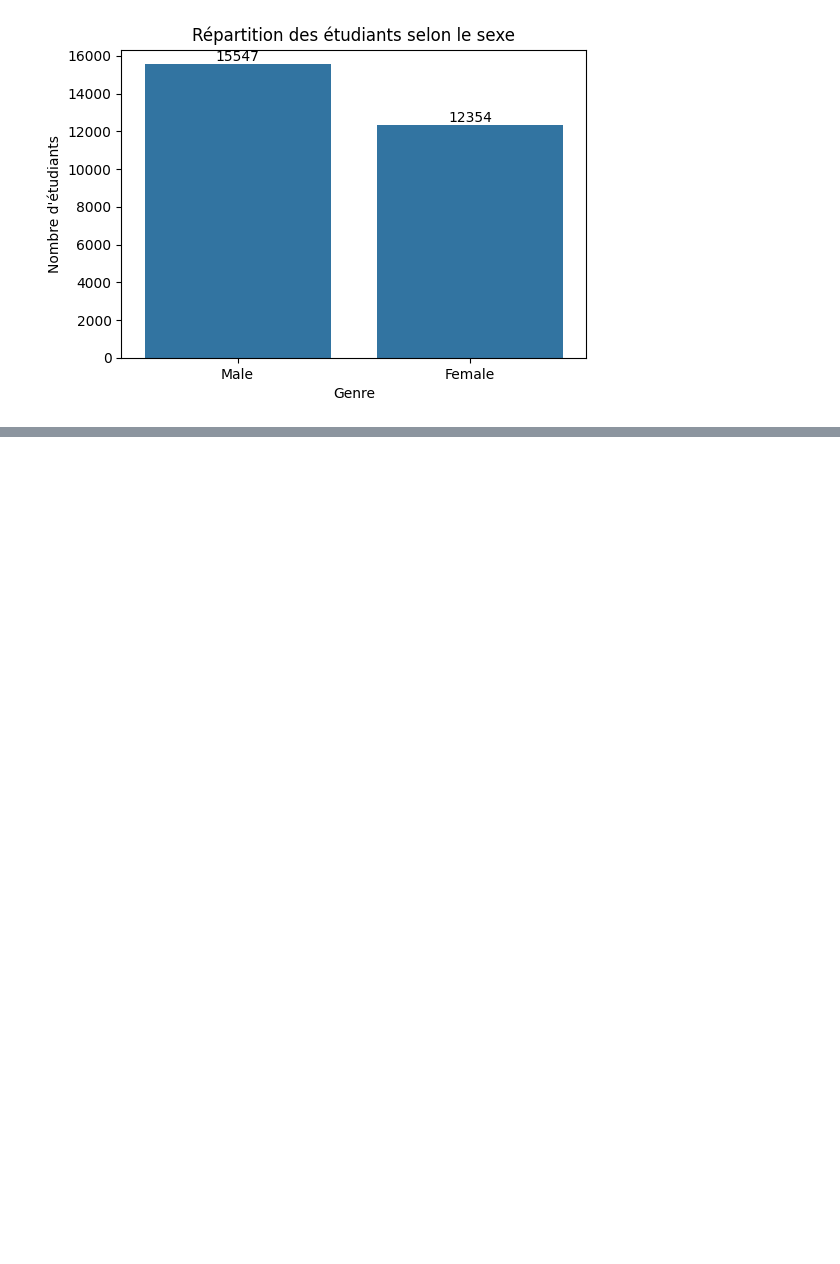
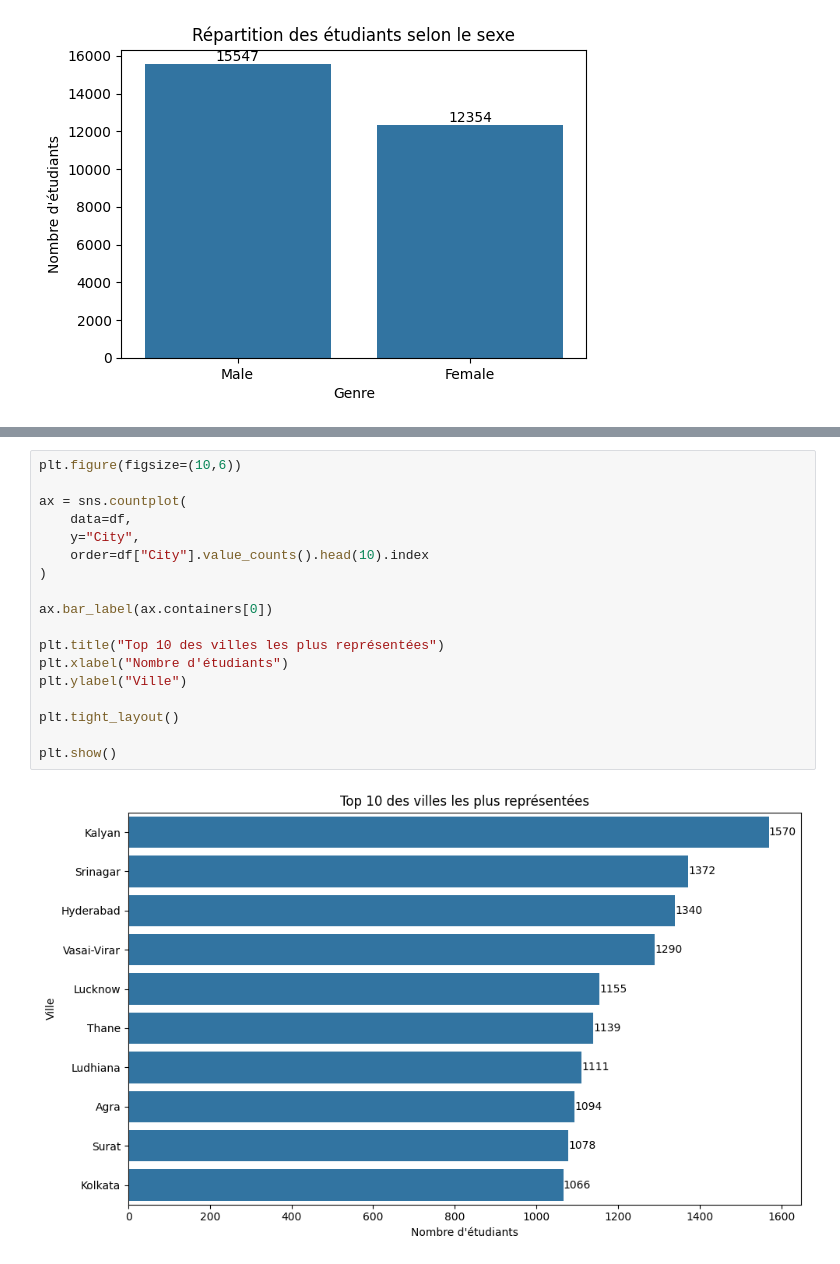
Before and after one commit to Ahlam-el-boujadi/Student-Mental-Health-Prediction, a Jupyter notebook: notebook/Exploratory_Data_Analysis.ipynb, the cells around one changed output, grey strips where cells are left out. Saved outputs shown, nothing was run; the diff lists cells and outputs as text; blank space fills up the shorter version.

```diff
--- a/notebook/Exploratory_Data_Analysis.ipynb
+++ b/notebook/Exploratory_Data_Analysis.ipynb
@@ -213,0 +321,20 @@ plt.show()
+# %%
+plt.figure(figsize=(10,6))
+
+ax = sns.countplot(
+    data=df,
+    y="City",
+    order=df["City"].value_counts().head(10).index
+)
+
+ax.bar_label(ax.containers[0])
+
+plt.title("Top 10 des villes les plus représentées")
+plt.xlabel("Nombre d'étudiants")
+plt.ylabel("Ville")
+
+plt.tight_layout()
+
+plt.show()
+# %% [output]
+[figure, added]
```
Also changed, not shown: parts of 59 cells of this notebook.
